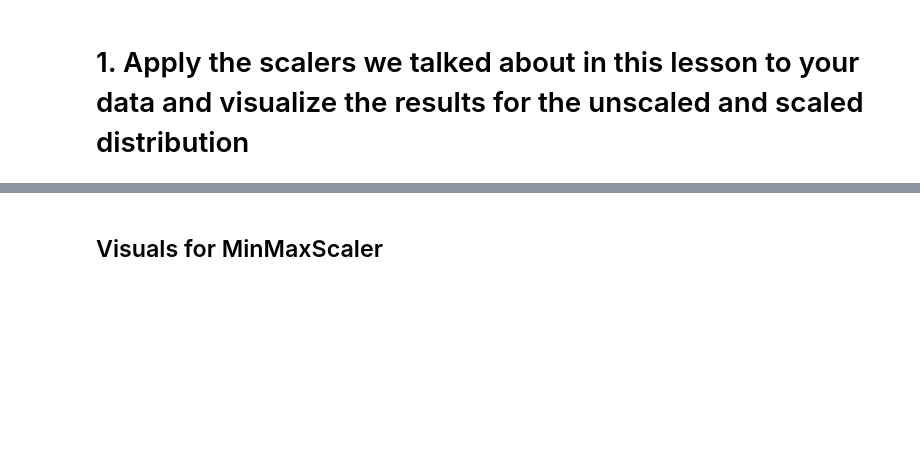
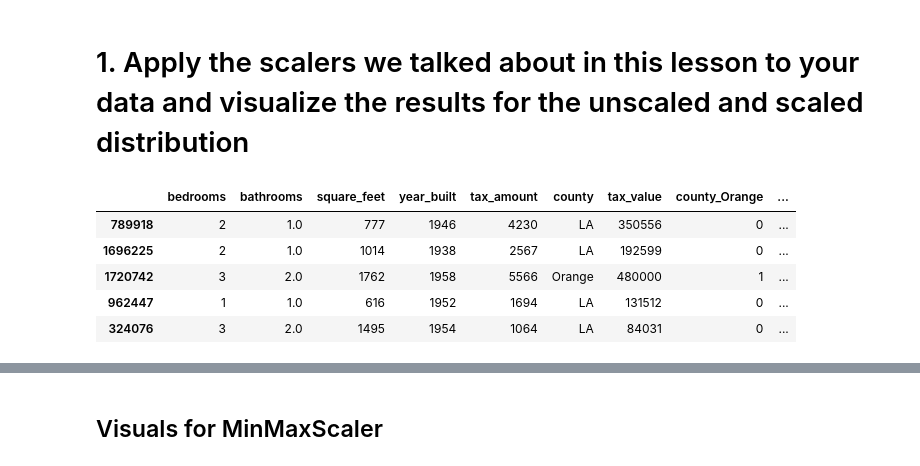
Before and after one commit to corey-hermesch/regression-exercises, a Jupyter notebook: scaling.ipynb, the cells around one changed output, grey strips where cells are left out. Cells and saved outputs as stored; diff of their text form; code cells hidden in the pictures; blank space fills up the shorter version.

```diff
--- a/scaling.ipynb
+++ b/scaling.ipynb
@@ -88,0 +64,9 @@ X_train_scaled, X_validate_scaled, X_test_scaled = get_minmax_scaled_X (X_train[
+# %%
+train.head()
+# %% [output]
+|  | bedrooms | bathrooms | square_feet | year_built | tax_amount | county | tax_value | county_Orange | ... |
+| 789918 | 2 | 1.0 | 777 | 1946 | 4230 | LA | 350556 | 0 | ... |
+| 1696225 | 2 | 1.0 | 1014 | 1938 | 2567 | LA | 192599 | 0 | ... |
+| 1720742 | 3 | 2.0 | 1762 | 1958 | 5566 | Orange | 480000 | 1 | ... |
+| 962447 | 1 | 1.0 | 616 | 1952 | 1694 | LA | 131512 | 0 | ... |
+| 324076 | 3 | 2.0 | 1495 | 1954 | 1064 | LA | 84031 | 0 | ... |
```
Also changed, not shown: parts of 42 cells of this notebook, 3 other files.
